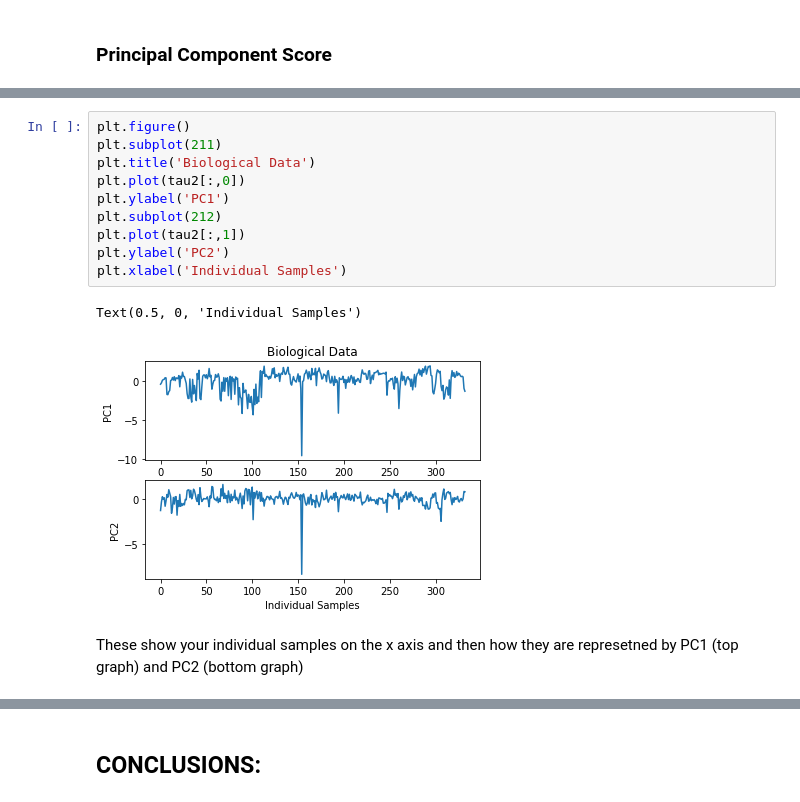
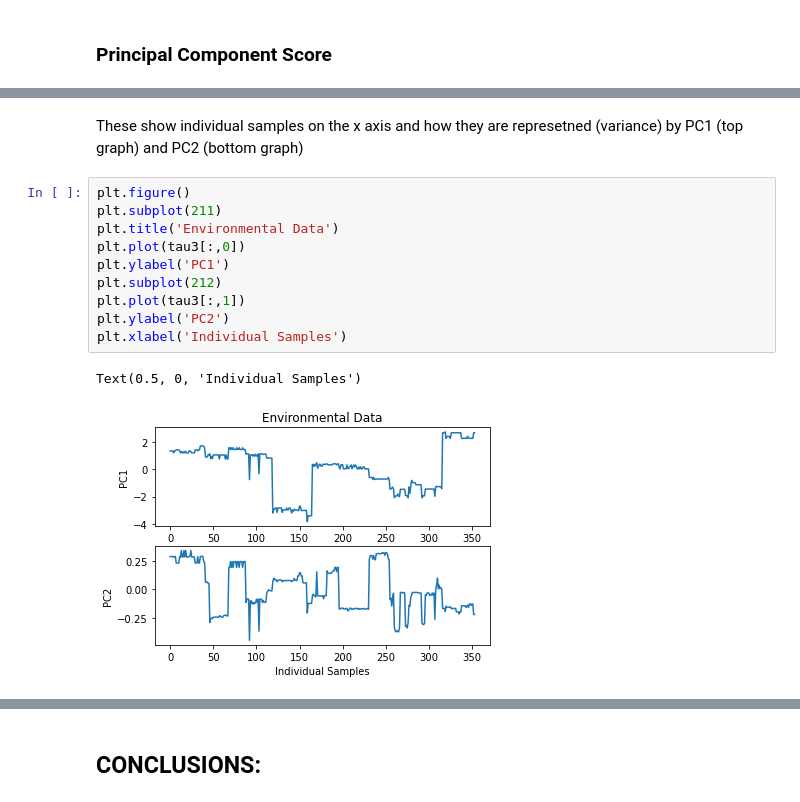
Before and after one commit to michaelamelanson/finalproject, a Jupyter notebook: project.ipynb, the cells around one changed output, grey strips where cells are left out. Cells and saved outputs as stored; diff of their text form.

```diff
--- a/project.ipynb
+++ b/project.ipynb
@@ -228,15 +237,15 @@ Text(0.5, 0, 'Individual Samples')
+# %% [markdown]
+These show individual samples on the x axis and how they are represetned (variance) by PC1 (top graph) and PC2 (bottom graph)
 # %%
 plt.figure()
 plt.subplot(211)
-plt.title('Biological Data')
-plt.plot(tau2[:,0])
+plt.title('Environmental Data')
+plt.plot(tau3[:,0])
 plt.ylabel('PC1')
 plt.subplot(212)
-plt.plot(tau2[:,1])
+plt.plot(tau3[:,1])
 plt.ylabel('PC2')
 plt.xlabel('Individual Samples')
 # %% [output]
 Text(0.5, 0, 'Individual Samples')
-[figure, old version]
+[figure, new version]
-# %% [markdown]
-These show your individual samples on the x axis and then how they are represetned by PC1 (top graph) and PC2 (bottom graph)
```
Also changed, not shown: parts of 29 cells of this notebook, 1 other file.
